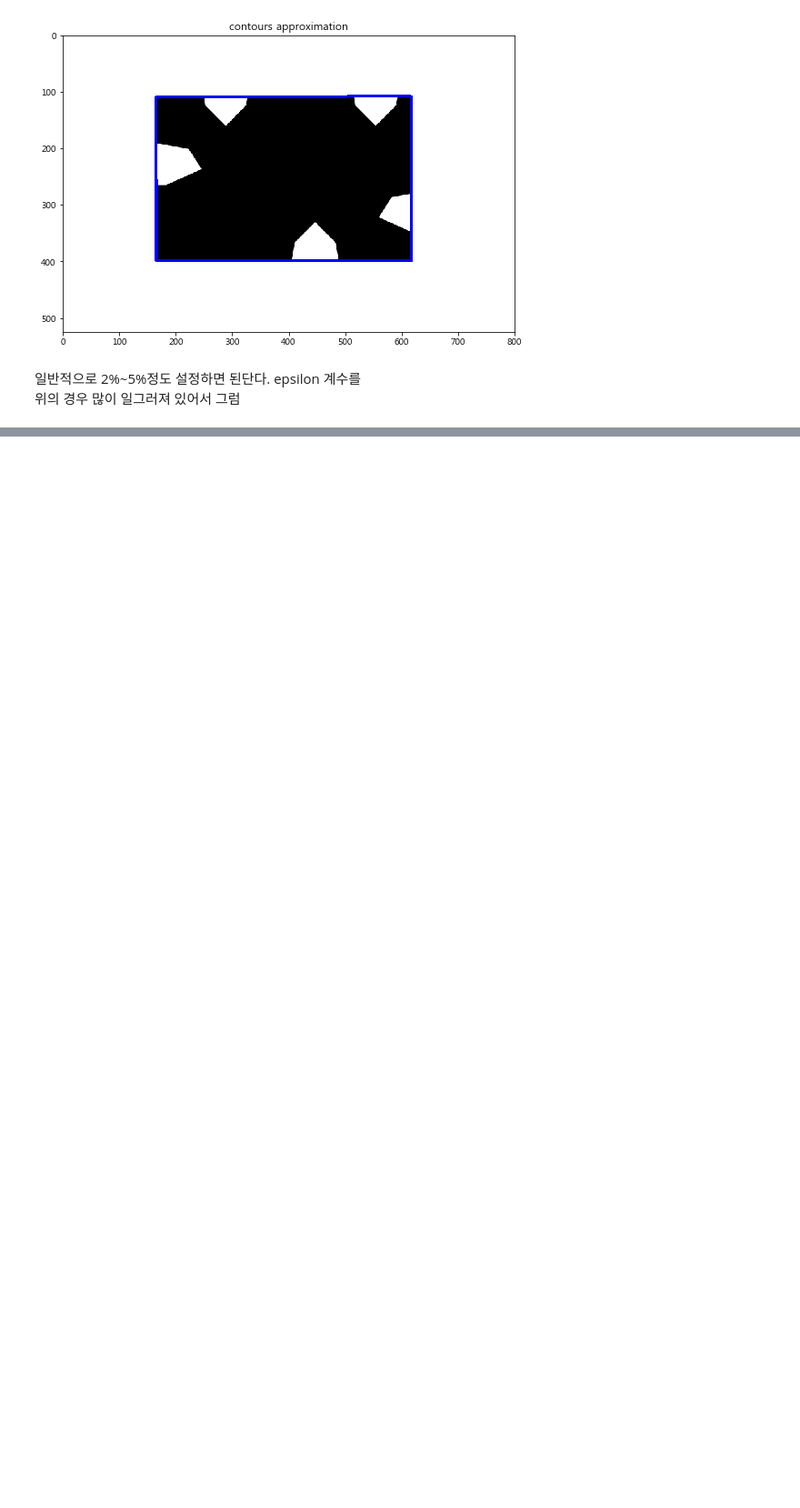
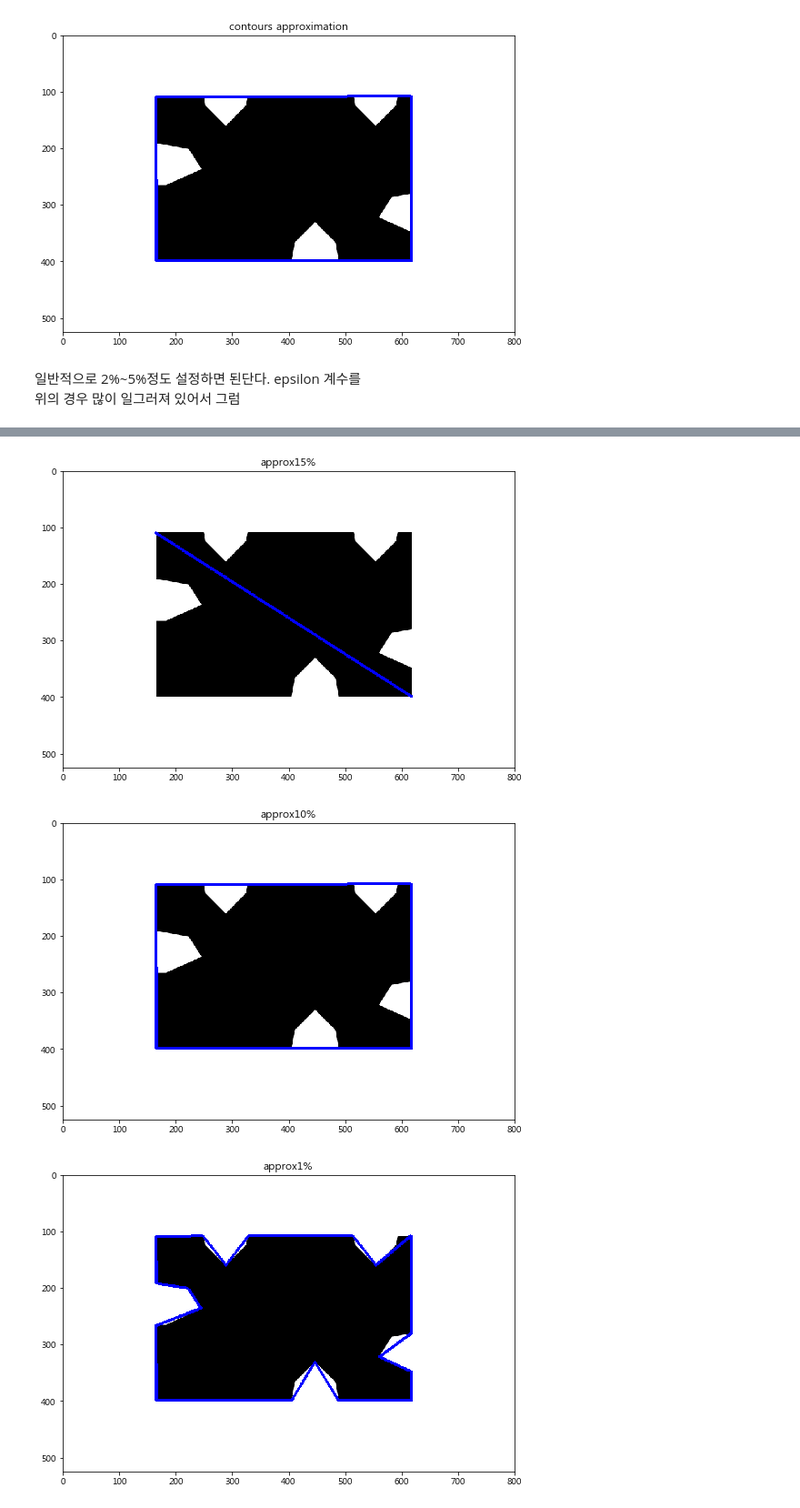
Before and after one commit to IzPerfect/OpenCV-ImageProcessing, a Jupyter notebook: 3. image_contour-2(contour approximation).ipynb, the cells around one changed output, grey strips where cells are left out. Shown: that part at 91% size. Saved outputs shown, nothing was run; the diff lists cells and outputs as text; code cells hidden in the pictures; blank space fills up the shorter version.

Commit message:
approximation contours

```diff
--- a/3. image_contour-2(contour approximation).ipynb
+++ b/3. image_contour-2(contour approximation).ipynb
@@ -122,0 +128,31 @@ cv2_plus.imshow(img,title = 'contours approximation', fig_size = (12,6))
+# %%
+epsilon15 = 0.15 * cv2.arcLength(contours[0], True)
+approx15 = cv2.approxPolyDP(contours[0], epsilon15, True)
+
+
+epsilon10 = 0.1 * cv2.arcLength(contours[0], True)
+approx10 = cv2.approxPolyDP(contours[0], epsilon10, True)
+
+epsilon1 = 0.01 * cv2.arcLength(contours[0], True)
+approx1 = cv2.approxPolyDP(contours[0], epsilon1, True)
+
+epsilon01 = 0.001 * cv2.arcLength(contours[0], True)
+approx01 = cv2.approxPolyDP(contours[0], epsilon01, True)
+# %%
+img1 = cv2.imread(imgfile)
+img2 = img1.copy()
+img3 = img1.copy()
+img4 = img1.copy()
+
+cv2.drawContours(img1, [approx15], 0, (255, 0, 0), 3)
+cv2_plus.imshow(img1,title = 'approx15%', fig_size = (12,6))
+cv2.drawContours(img2, [approx10], 0, (255, 0, 0), 3)
+cv2_plus.imshow(img2,title = 'approx10%', fig_size = (12,6))
+cv2.drawContours(img3, [approx1], 0, (255, 0, 0), 3)
+cv2_plus.imshow(img3,title = 'approx1%', fig_size = (12,6))
+cv2.drawContours(img4, [approx01], 0, (255, 0, 0), 3)
+cv2_plus.imshow(img4,title = 'approx0.1%', fig_size = (12,6))
+# %% [output]
+[figure, added]
+[figure, added]
+[figure, added]
```
Also changed, not shown: parts of 5 cells of this notebook.
